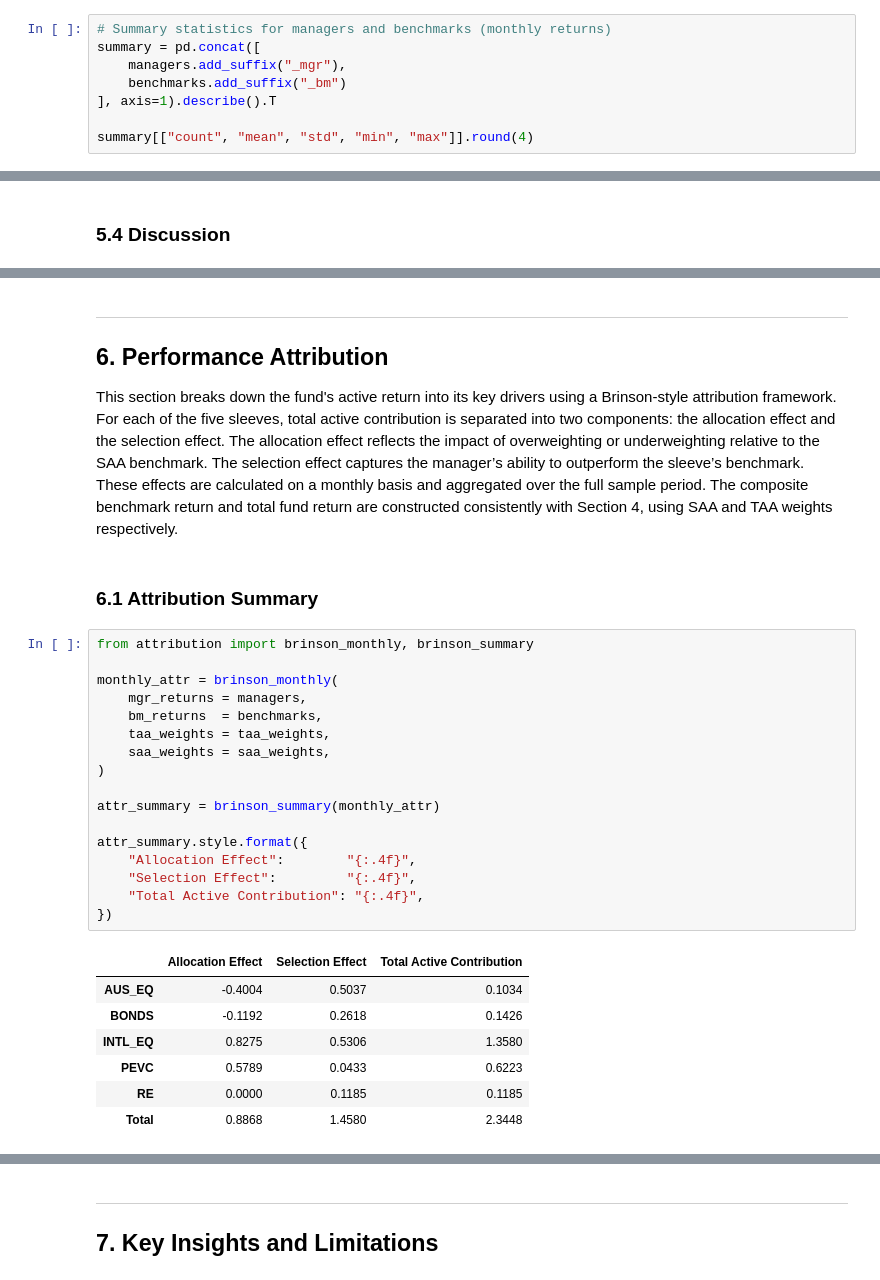
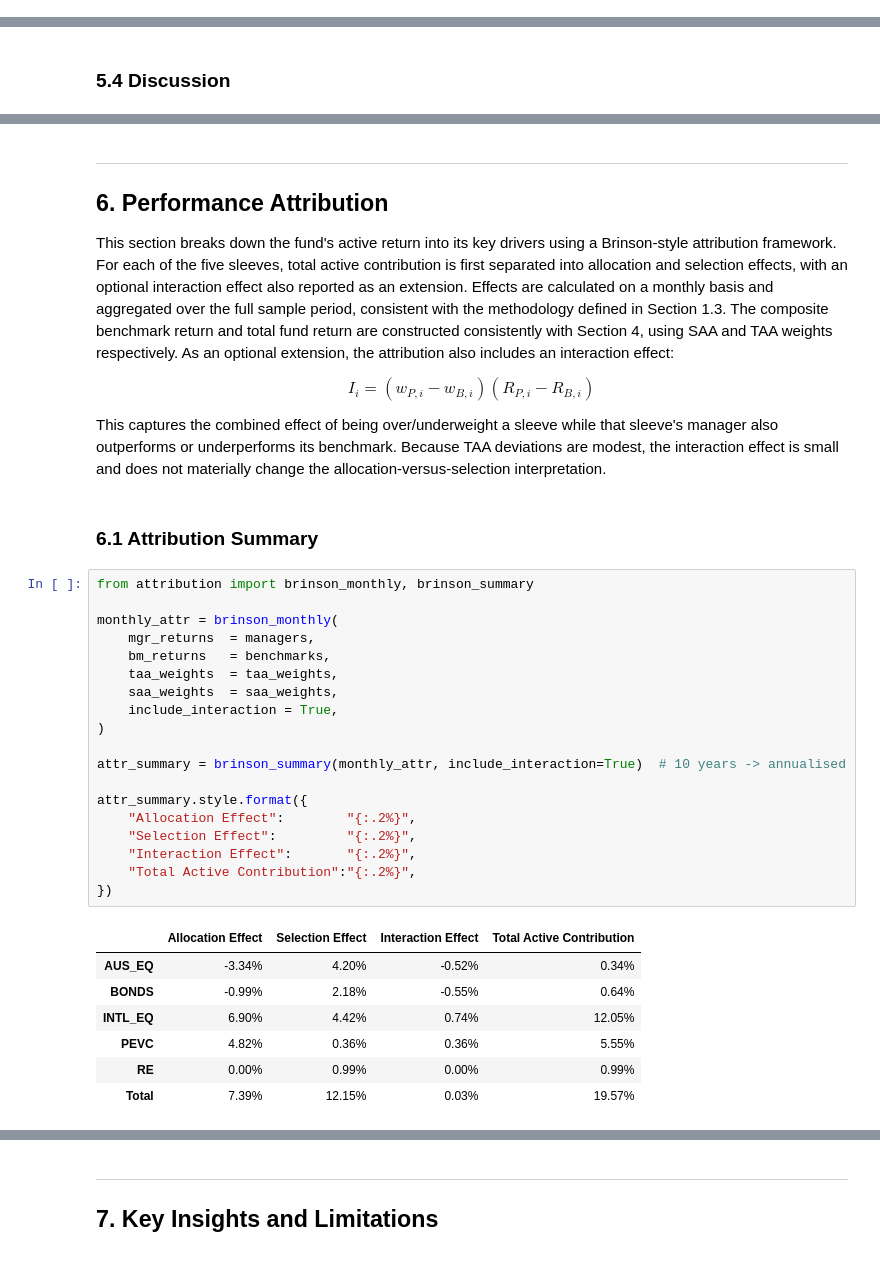
Before and after one commit to CathyLin789/MultiAssetPortfolio-Cathy_Caden_Archer_Sienna, a Jupyter notebook: notebooks/multi_asset_report.ipynb, the cells around one changed output, grey strips where cells are left out. Drawn from its saved outputs; the diff is of its cells as text.

Commit message:
docs: updated wording in Section 6 and 7 for better clarity

```diff
--- a/notebooks/multi_asset_report.ipynb
+++ b/notebooks/multi_asset_report.ipynb
@@ -73,11 +73,3 @@ saa_weights = data["saa_weights"]
 The analysis uses the frozen FINM3422 teaching dataset, located at `data/a2_release/`. It comprises five manager return series (`managers/`), five benchmark return series (`benchmarks/`), a monthly risk-free rate proxy (`rf_monthly.csv`), and a Strategic Asset Allocation file (`saa_weight.csv`). All return series are reported as **monthly decimal returns** (e.g. 0.0123 = +1.23%) on month-end dates, and all 11 series share an identical, gap-free `DatetimeIndex`.
 
 Manager returns are **synthetic** (artificially generated for teaching purposes). They are designed to behave realistically, capturing plausible relationships between sleeves, benchmarks, and the risk-free rate, but do not correspond to any real-world fund. This caveat is carried into the limitations discussion in section 7.
-# %%
-# Summary statistics for managers and benchmarks (monthly returns)
-summary = pd.concat([
-    managers.add_suffix("_mgr"),
-    benchmarks.add_suffix("_bm")
-], axis=1).describe().T
-
-summary[["count", "mean", "std", "min", "max"]].round(4)
@@ -419,34 +282,37 @@ plt.show()
 
 ## 6. Performance Attribution
 
-This section breaks down the fund's active return into its key drivers using a Brinson-style attribution framework. For each of the five sleeves, total active contribution is separated into two components: the allocation effect and the selection effect.
-The allocation effect reflects the impact of overweighting or underweighting relative to the SAA benchmark.
-The selection effect captures the manager’s ability to outperform the sleeve’s benchmark.
-These effects are calculated on a monthly basis and aggregated over the full sample period. The composite benchmark return and total fund return are constructed consistently with Section 4, using SAA and TAA weights respectively.
+This section breaks down the fund's active return into its key drivers using a Brinson-style attribution framework. For each of the five sleeves, total active contribution is first separated into allocation and selection effects, with an optional interaction effect also reported as an extension. Effects are calculated on a monthly basis and aggregated over the full sample period, consistent with the methodology defined in Section 1.3. The composite benchmark return and total fund return are constructed consistently with Section 4, using SAA and TAA weights respectively. As an optional extension, the attribution also includes an interaction effect:
+
+$$I_i = (w_{P,i} - w_{B,i})(R_{P,i} - R_{B,i})$$
+
+This captures the combined effect of being over/underweight a sleeve while that sleeve's manager also outperforms or underperforms its benchmark. Because TAA deviations are modest, the interaction effect is small and does not materially change the allocation-versus-selection interpretation.
 # %% [markdown]
 ### 6.1 Attribution Summary
 # %%
 from attribution import brinson_monthly, brinson_summary
 
 monthly_attr = brinson_monthly(
-    mgr_returns = managers,
-    bm_returns  = benchmarks,
-    taa_weights = taa_weights,
-    saa_weights = saa_weights,
+    mgr_returns  = managers,
+    bm_returns   = benchmarks,
+    taa_weights  = taa_weights,
+    saa_weights  = saa_weights,
+    include_interaction = True,
 )
 
-attr_summary = brinson_summary(monthly_attr)
+attr_summary = brinson_summary(monthly_attr, include_interaction=True)  # 10 years -> annualised
 
 attr_summary.style.format({
-    "Allocation Effect":        "{:.4f}",
-    "Selection Effect":         "{:.4f}",
-    "Total Active Contribution": "{:.4f}",
+    "Allocation Effect":        "{:.2%}",
+    "Selection Effect":         "{:.2%}",
+    "Interaction Effect":       "{:.2%}",
+    "Total Active Contribution":"{:.2%}",
 })
 # %% [output]
-|  | Allocation Effect | Selection Effect | Total Active Contribution |
-| AUS_EQ | -0.4004 | 0.5037 | 0.1034 |
-| BONDS | -0.1192 | 0.2618 | 0.1426 |
-| INTL_EQ | 0.8275 | 0.5306 | 1.3580 |
-| PEVC | 0.5789 | 0.0433 | 0.6223 |
-| RE | 0.0000 | 0.1185 | 0.1185 |
-| Total | 0.8868 | 1.4580 | 2.3448 |
+|  | Allocation Effect | Selection Effect | Interaction Effect | Total Active Contribution |
+| AUS_EQ | -3.34% | 4.20% | -0.52% | 0.34% |
+| BONDS | -0.99% | 2.18% | -0.55% | 0.64% |
+| INTL_EQ | 6.90% | 4.42% | 0.74% | 12.05% |
+| PEVC | 4.82% | 0.36% | 0.36% | 5.55% |
+| RE | 0.00% | 0.99% | 0.00% | 0.99% |
+| Total | 7.39% | 12.15% | 0.03% | 19.57% |
```
Also changed, not shown: parts of 45 cells of this notebook.
